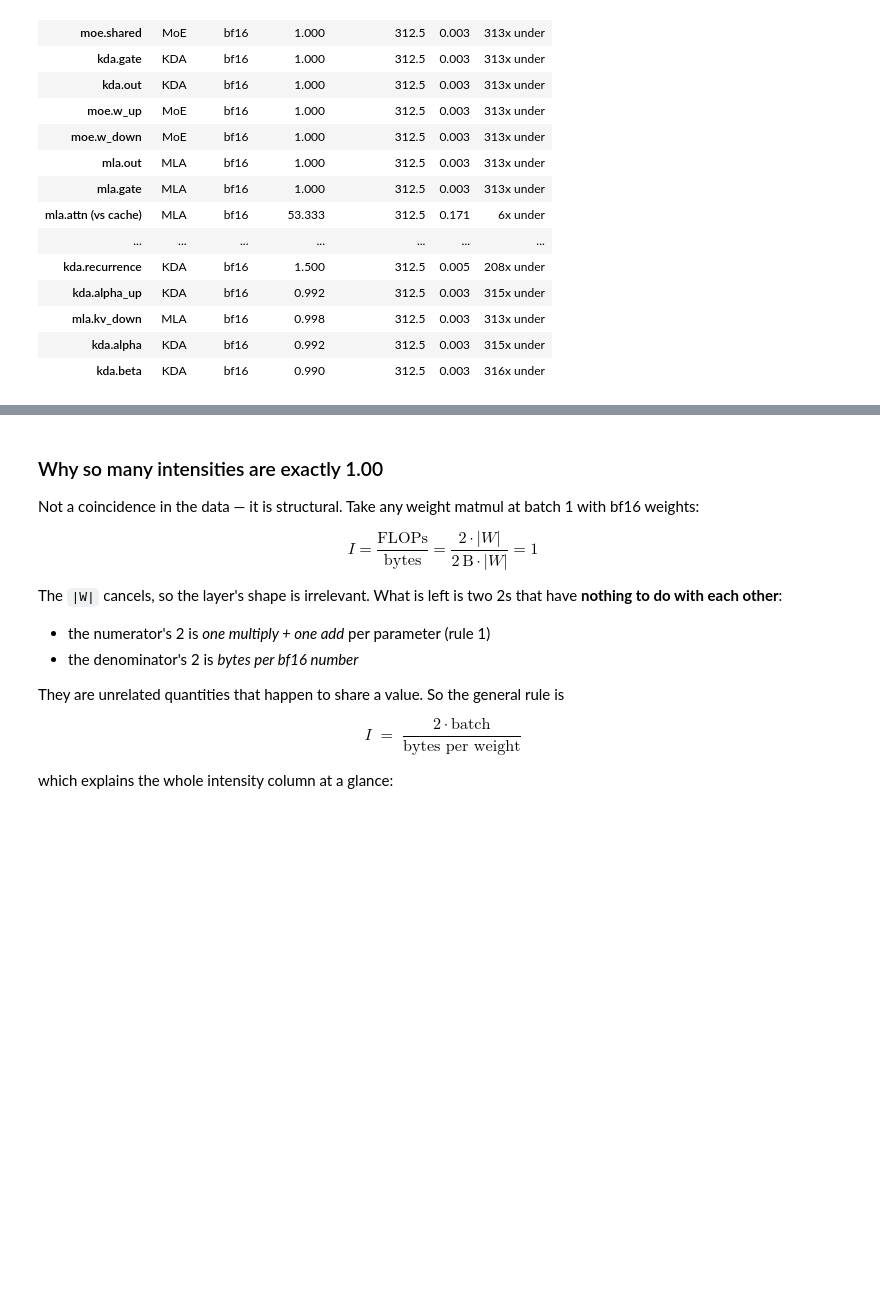
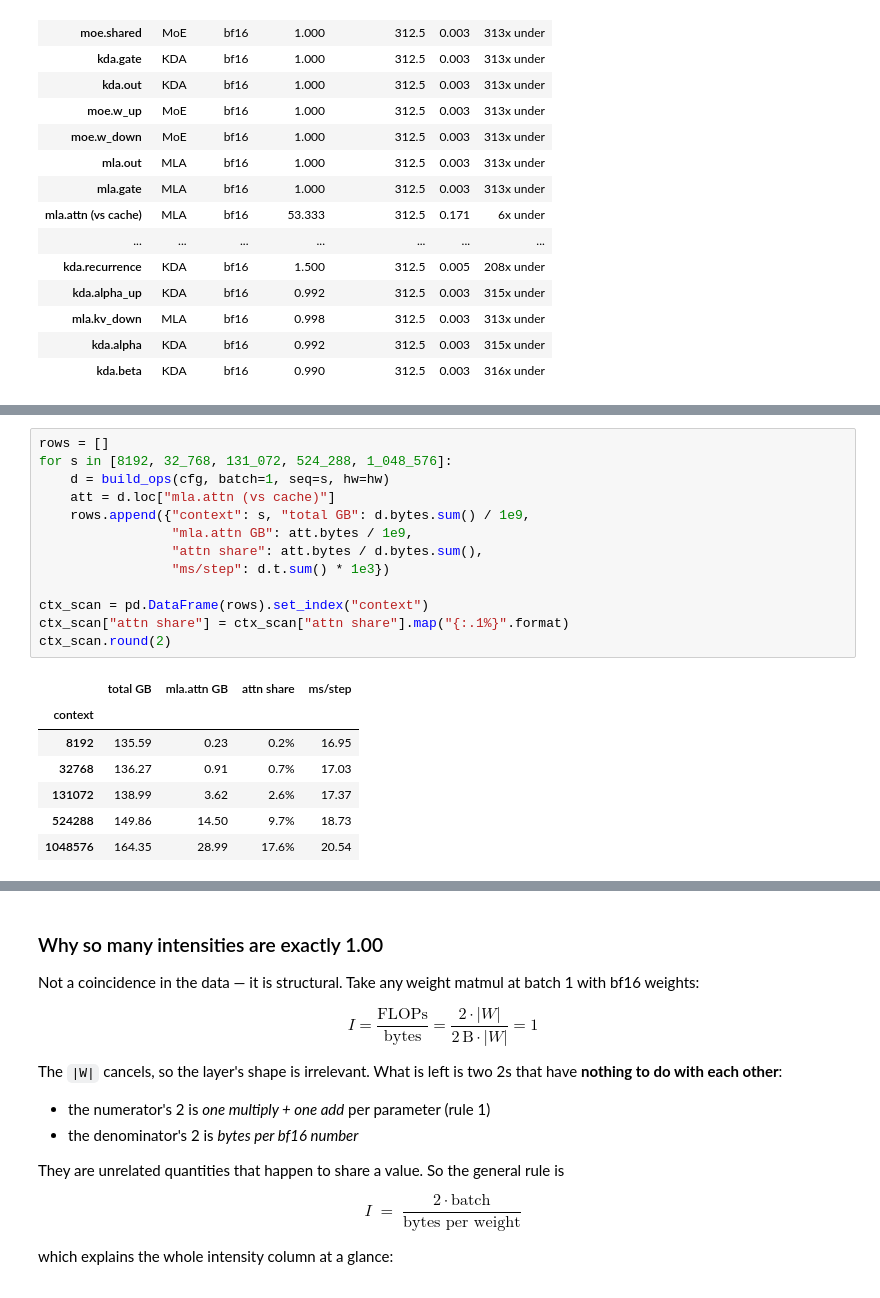
Before and after one commit to dougUCN/kimik3-exercise, a Jupyter notebook: roofline.ipynb, the cells around one changed output, grey strips where cells are left out. Saved outputs shown, nothing was run; the diff lists cells and outputs as text; blank space fills up the shorter version.

```diff
--- a/roofline.ipynb
+++ b/roofline.ipynb
@@ -260,0 +303,21 @@ vs_ridge(ops, hw).round(3)
+# %%
+rows = []
+for s in [8192, 32_768, 131_072, 524_288, 1_048_576]:
+    d = build_ops(cfg, batch=1, seq=s, hw=hw)
+    att = d.loc["mla.attn (vs cache)"]
+    rows.append({"context": s, "total GB": d.bytes.sum() / 1e9,
+                 "mla.attn GB": att.bytes / 1e9,
+                 "attn share": att.bytes / d.bytes.sum(),
+                 "ms/step": d.t.sum() * 1e3})
+
+ctx_scan = pd.DataFrame(rows).set_index("context")
+ctx_scan["attn share"] = ctx_scan["attn share"].map("{:.1%}".format)
+ctx_scan.round(2)
+# %% [output]
+|  | total GB | mla.attn GB | attn share | ms/step |
+| context |  |  |  |  |
+| 8192 | 135.59 | 0.23 | 0.2% | 16.95 |
+| 32768 | 136.27 | 0.91 | 0.7% | 17.03 |
+| 131072 | 138.99 | 3.62 | 2.6% | 17.37 |
+| 524288 | 149.86 | 14.50 | 9.7% | 18.73 |
+| 1048576 | 164.35 | 28.99 | 17.6% | 20.54 |
```
Also changed, not shown: parts of 3 cells of this notebook.
